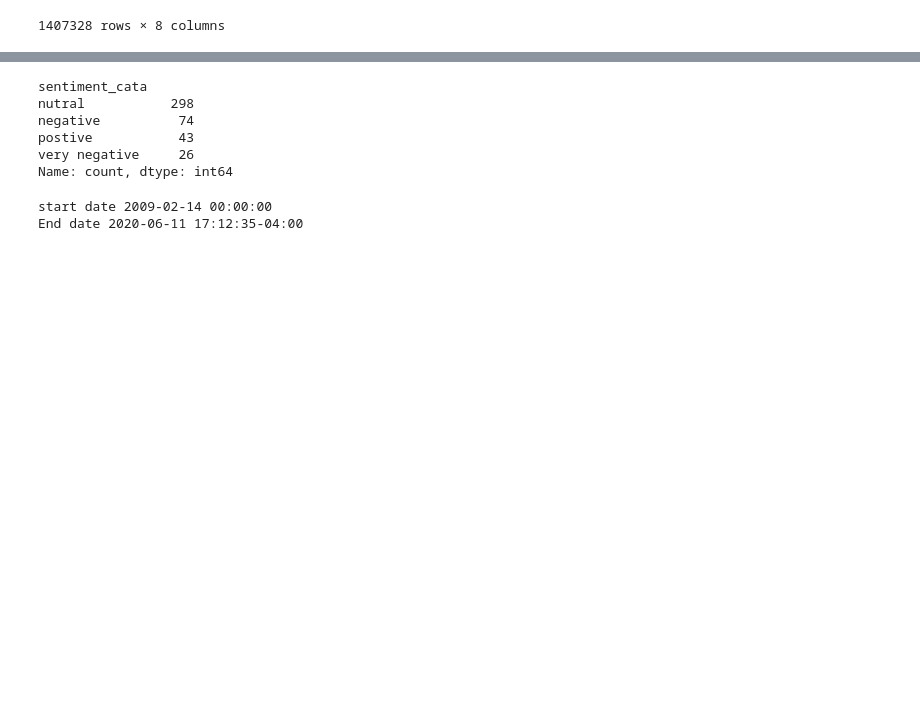
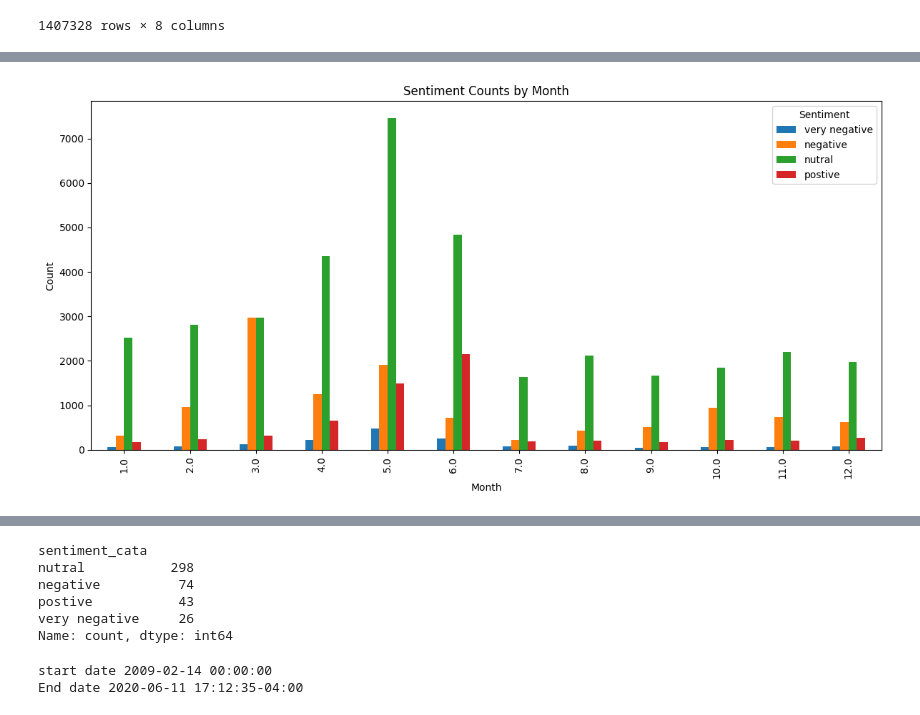
Before and after one commit to davekindea/Week1, a Jupyter notebook: notebooks/rawAnalysisOfSentiment.ipynb, the cells around one changed output, grey strips where cells are left out. Cells and saved outputs as stored; diff of their text form; code cells hidden in the pictures; blank space fills up the shorter version.

```diff
--- a/notebooks/rawAnalysisOfSentiment.ipynb
+++ b/notebooks/rawAnalysisOfSentiment.ipynb
@@ -125,0 +179,2 @@ KeyError: 'sentiment_cata'
+# %%
+sentiment_data.set_index("date", inplace=True)
@@ -125,0 +243,12 @@ KeyError: 'sentiment_cata'
+# %%
+monthly_sentiment_counts = sentiment_data.groupby(["month", "sentiment_cata"]).size().reset_index(name="count")
+pivot_table_month = monthly_sentiment_counts.pivot(index="month", columns="sentiment_cata", values="count").fillna(0)
+pivot_table_month.plot(kind='bar', figsize=(12, 6))
+plt.title("Sentiment Counts by Month")
+plt.xlabel("Month")
+plt.ylabel("Count")
+plt.legend(title="Sentiment")
+plt.tight_layout()
+plt.show()
+# %% [output]
+[figure, added]
```
Also changed, not shown: parts of 37 cells of this notebook.
